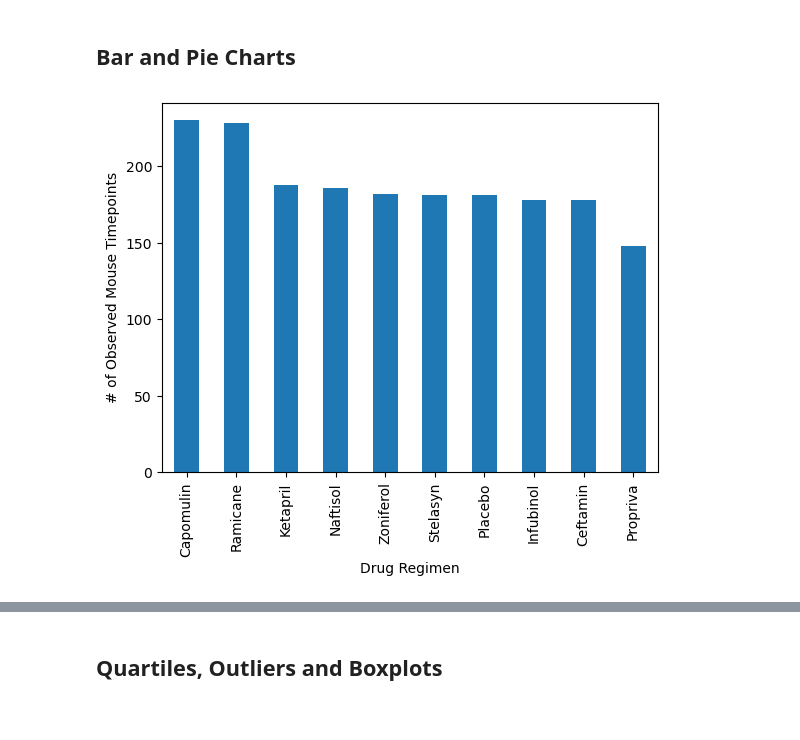
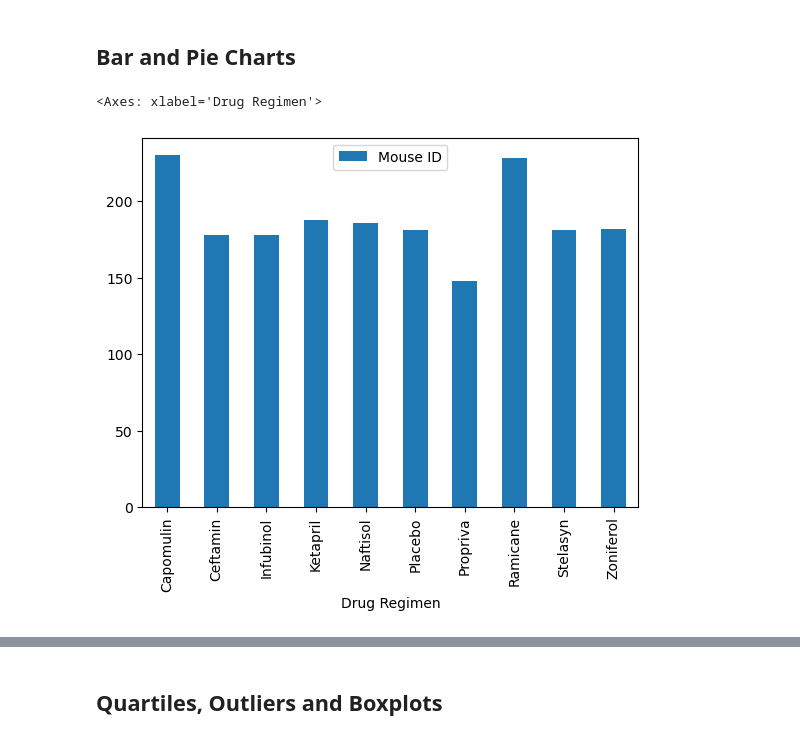
Before and after one commit to AntonLeB04/matplotlib-challenge, a Jupyter notebook: pymaceuticals_starter.ipynb, the cells around one changed output, grey strips where cells are left out. Saved outputs shown, nothing was run; the diff lists cells and outputs as text; code cells hidden in the pictures.

```diff
--- a/pymaceuticals_starter.ipynb
+++ b/pymaceuticals_starter.ipynb
@@ -143,7 +143,10 @@ summary_stats
 ## Bar and Pie Charts
 # %%
 # Generate a bar plot showing the total number of rows (Mouse ID/Timepoints) for each drug regimen using Pandas.
+panda_bar = pd.DataFrame(cleaned_study_results.groupby(['Drug Regimen'])['Mouse ID'].count())
+panda_bar.plot(kind= 'bar')
 # %% [output]
+<Axes: xlabel='Drug Regimen'>
-[figure, old version]
+[figure, new version]
 # %%
 # Generate a bar plot showing the total number of rows (Mouse ID/Timepoints) for each drug regimen using pyplot.
```
Also changed, not shown: parts of 3 cells of this notebook.
